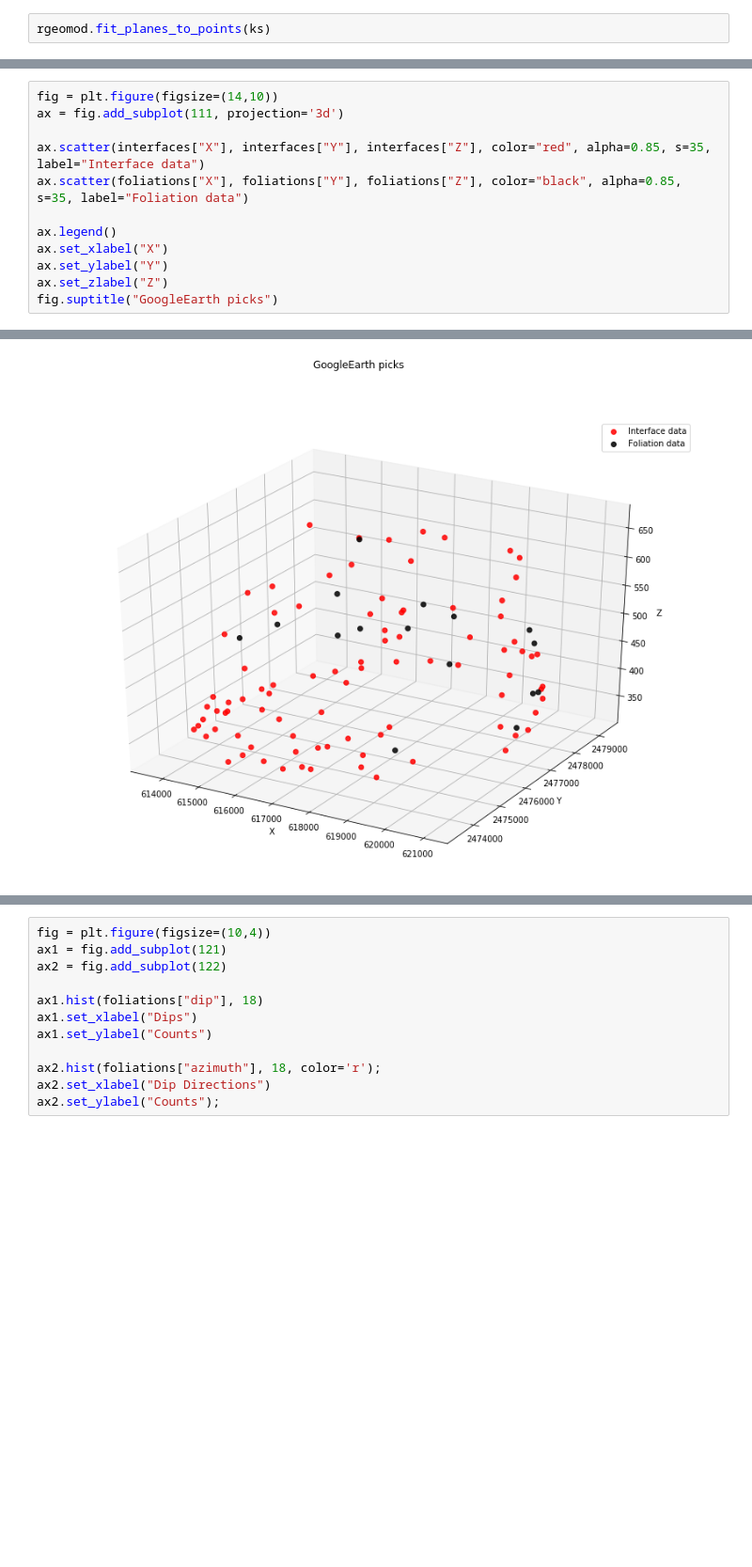
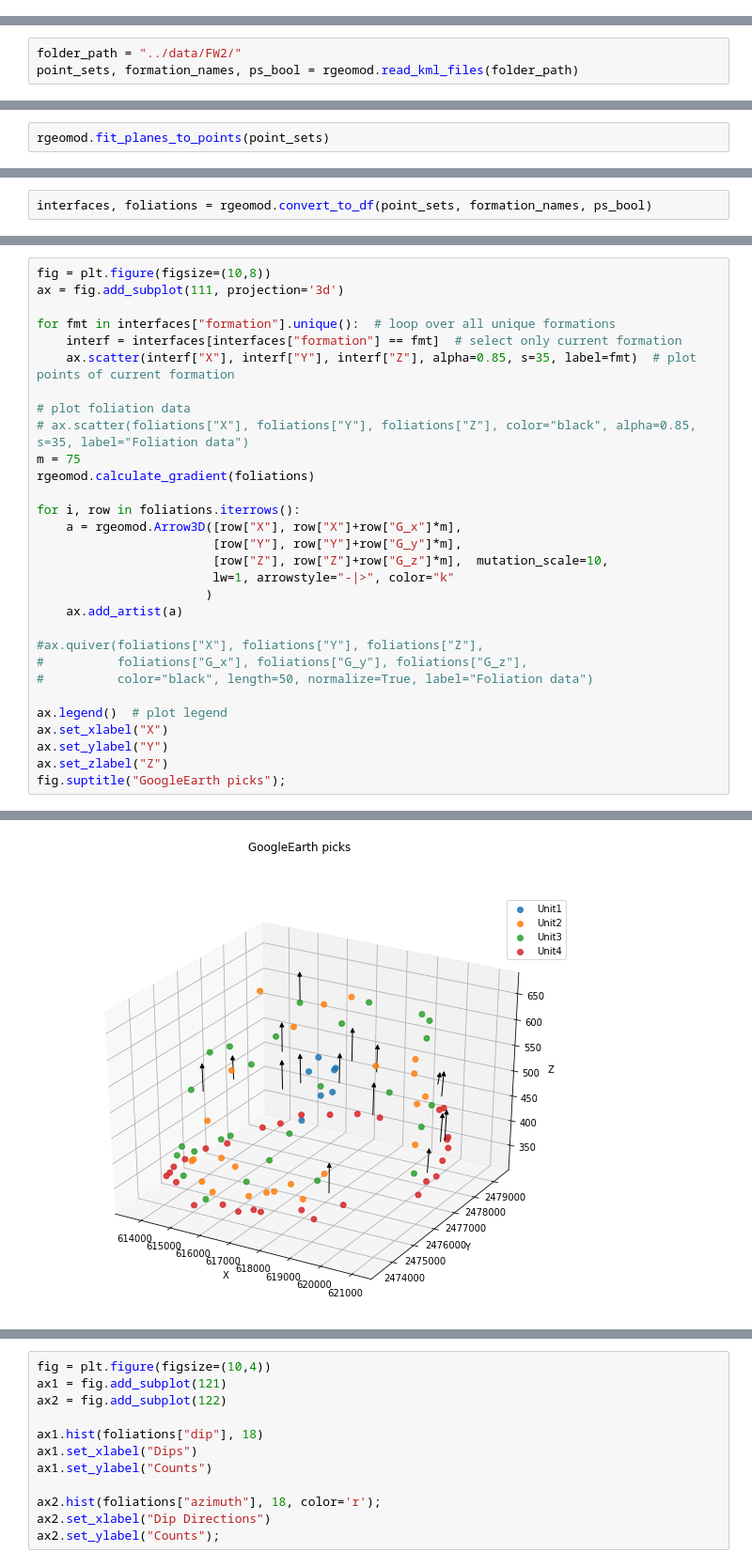
Before and after one commit to cgre-aachen/remote-geomod, a Jupyter notebook: notebooks/02_data_processing.ipynb, the cells around one changed output, grey strips where cells are left out. Shown at 94% size. Saved outputs shown, nothing was run; the diff lists cells and outputs as text; blank space fills up the shorter version.

Commit message:
rework
- fit structure in notebooks to text
- quiver plot prototype for foliations

```diff
--- a/notebooks/02_data_processing.ipynb
+++ b/notebooks/02_data_processing.ipynb
@@ -68,2 +0,0 @@ Elevation data successfully extracted from DTM.
-# %%
-rgeomod.fit_planes_to_points(ks)
@@ -75,0 +23,3 @@ interfaces, foliations = rgeomod.convert_to_df(ks, ks_names, ks_bool)
+# %%
+folder_path = "../data/FW2/"
+point_sets, formation_names, ps_bool = rgeomod.read_kml_files(folder_path)
@@ -75,0 +89,2 @@ interfaces, foliations = rgeomod.convert_to_df(ks, ks_names, ks_bool)
+# %%
+rgeomod.fit_planes_to_points(point_sets)
@@ -76,3 +103,5 @@ interfaces, foliations = rgeomod.convert_to_df(ks, ks_names, ks_bool)
+# %%
+interfaces, foliations = rgeomod.convert_to_df(point_sets, formation_names, ps_bool)
 # %%
 interfaces.tail()
 # %% [output]
@@ -98,13 +137,31 @@ foliations.tail()
 # %%
-fig = plt.figure(figsize=(14,10))
+fig = plt.figure(figsize=(10,8))
 ax = fig.add_subplot(111, projection='3d')
 
-ax.scatter(interfaces["X"], interfaces["Y"], interfaces["Z"], color="red", alpha=0.85, s=35, label="Interface data")
-ax.scatter(foliations["X"], foliations["Y"], foliations["Z"], color="black", alpha=0.85, s=35, label="Foliation data")
+for fmt in interfaces["formation"].unique():  # loop over all unique formations
+    interf = interfaces[interfaces["formation"] == fmt]  # select only current formation
+    ax.scatter(interf["X"], interf["Y"], interf["Z"], alpha=0.85, s=35, label=fmt)  # plot points of current formation
 
-ax.legend()
+# plot foliation data
+# ax.scatter(foliations["X"], foliations["Y"], foliations["Z"], color="black", alpha=0.85, s=35, label="Foliation data")
+m = 75
+rgeomod.calculate_gradient(foliations)
+
+for i, row in foliations.iterrows():
+    a = rgeomod.Arrow3D([row["X"], row["X"]+row["G_x"]*m],
+                        [row["Y"], row["Y"]+row["G_y"]*m],
+                        [row["Z"], row["Z"]+row["G_z"]*m],  mutation_scale=10,
+                        lw=1, arrowstyle="-|>", color="k"
+                       )
+    ax.add_artist(a)
+
+#ax.quiver(foliations["X"], foliations["Y"], foliations["Z"],
+#          foliations["G_x"], foliations["G_y"], foliations["G_z"],
+#          color="black", length=50, normalize=True, label="Foliation data")
+
+ax.legend()  # plot legend
 ax.set_xlabel("X")
 ax.set_ylabel("Y")
 ax.set_zlabel("Z")
-fig.suptitle("GoogleEarth picks")
+fig.suptitle("GoogleEarth picks");
 # %% [output]
@@ -112 +168 @@ Text(0.5,0.98,'GoogleEarth picks')
-[figure, old version]
+[figure, new version]
```
Also changed, not shown: parts of 51 cells of this notebook, 28 other files.
